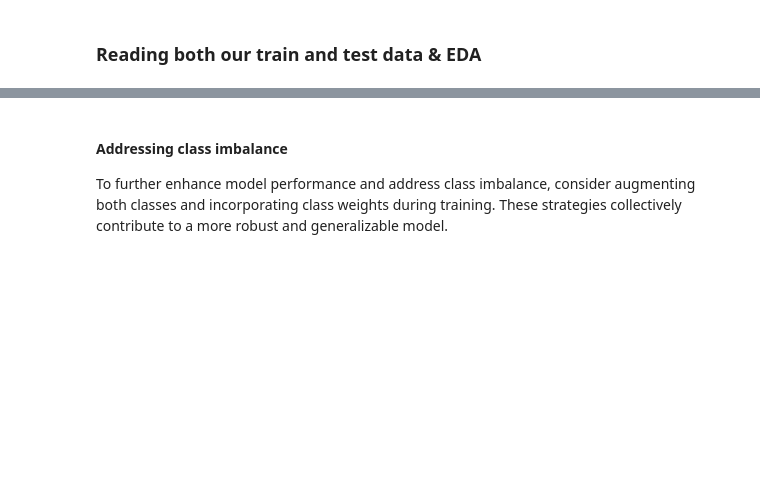
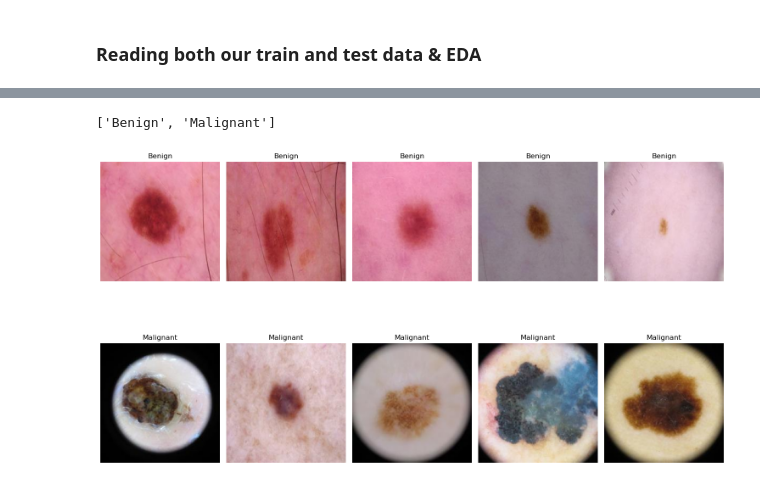
Before and after one commit to adobea-dev/Melanoma-Cancer-Image-Analysis, a Jupyter notebook: Melanoma_Cancer_Image_analysis.ipynb, the cells around one changed output, grey strips where cells are left out. Cells and saved outputs as stored; diff of their text form; code cells hidden in the pictures; blank space fills up the shorter version.

```diff
--- a/Melanoma_Cancer_Image_analysis.ipynb
+++ b/Melanoma_Cancer_Image_analysis.ipynb
@@ -128,3 +36,0 @@ plot_class_distribution(test_counts, 'Testing Set Class Distribution')
-# %% [markdown]
-#### Addressing class imbalance
-To further enhance model performance and address class imbalance, consider augmenting both classes and incorporating class weights during training. These strategies collectively contribute to a more robust and generalizable model.
@@ -188,0 +37,39 @@ class_weights = dict(enumerate(class_weights))
+# %%
+# Define dataset paths
+train_dir = r"C:\Users\S P E C T R E\Desktop\Personal Projects\Melanoma-Cancer-Image-Analysis\dataset\train"
+test_dir = r"C:\Users\S P E C T R E\Desktop\Personal Projects\Melanoma-Cancer-Image-Analysis\dataset\test"
+
+# Get class names (benign & malignant)
+categories = os.listdir(train_dir)
+categories
+# %% [output]
+['Benign', 'Malignant']
+# %%
+# Function to display sample images for each category
+def display_sample_images(data_dir, categories, num_samples=5):
+    plt.figure(figsize=(15, 10))
+
+    for i, category in enumerate(categories):
+        category_path = os.path.join(data_dir, category)
+        images = os.listdir(category_path)
+
+        for j in range(num_samples):
+            sample_image = random.choice(images)
+            img_path = os.path.join(category_path, sample_image)
+
+            # Read and display image
+            img = cv2.imread(img_path)
+            img = cv2.cvtColor(img, cv2.COLOR_BGR2RGB)  # Convert BGR to RGB
+
+            plt.subplot(len(categories), num_samples, i * num_samples + j + 1)
+            plt.imshow(img)
+            plt.title(category)
+            plt.axis("off")
+
+    plt.tight_layout()
+    plt.show()
+
+# Display sample images
+display_sample_images(train_dir, categories)
+# %% [output]
+[figure, added]
```
Also changed, not shown: parts of 47 cells of this notebook.
